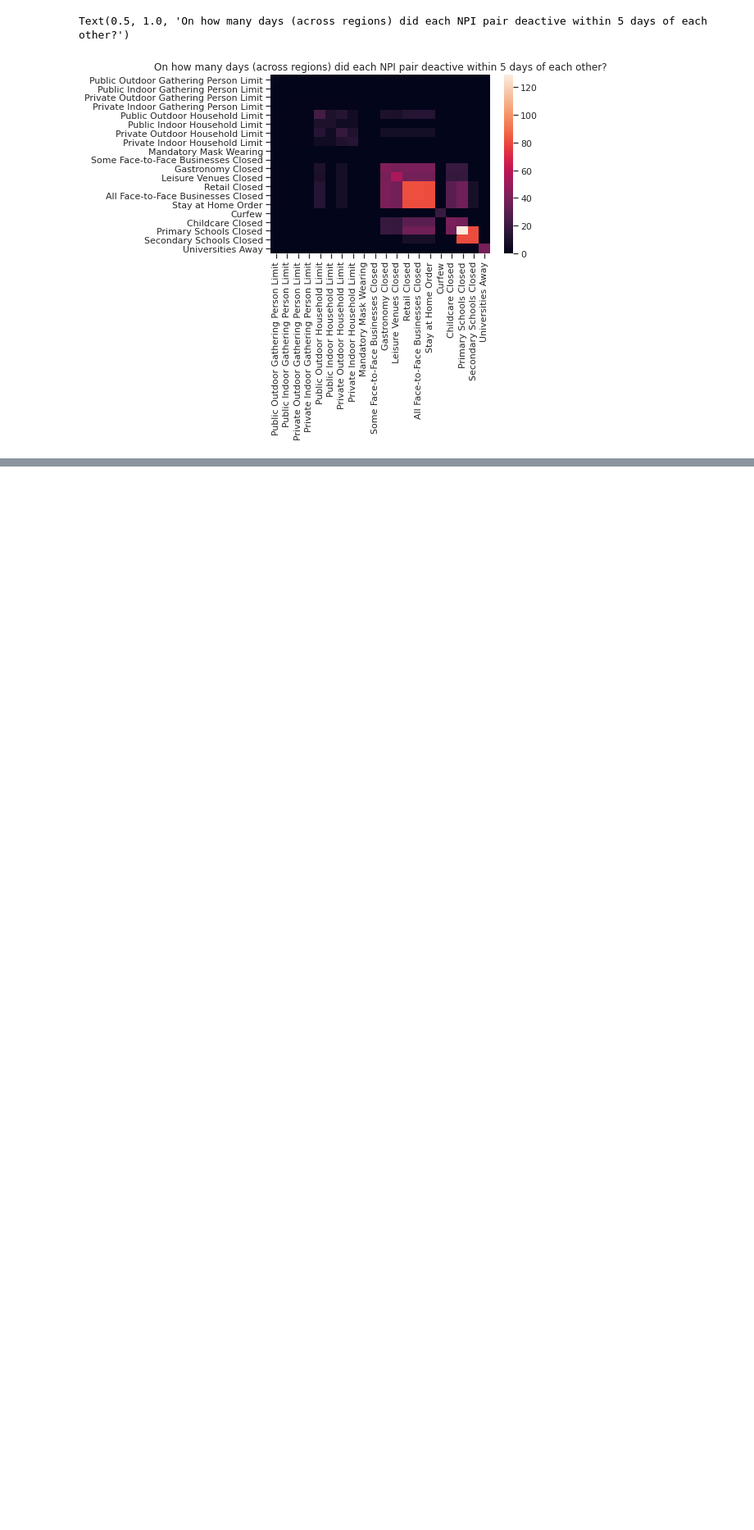
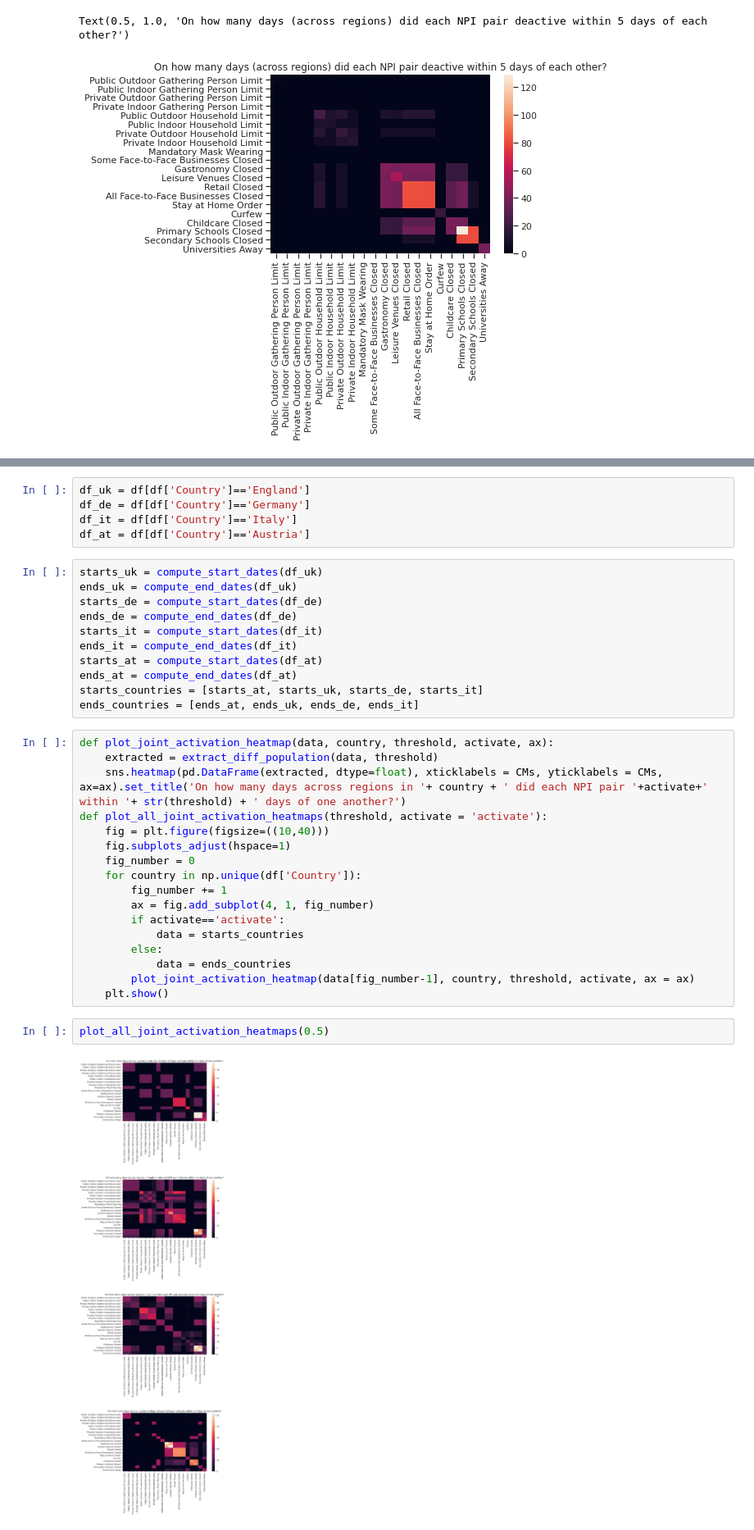
Before and after one commit to MrinankSharma/COVID19NPISecondWave, a Jupyter notebook: notebooks/exploratory_data_analysis.ipynb, the cells around one changed output, grey strips where cells are left out. Shown at 82% size. Saved outputs shown, nothing was run; the diff lists cells and outputs as text; blank space fills up the shorter version.

```diff
--- a/notebooks/exploratory_data_analysis.ipynb
+++ b/notebooks/exploratory_data_analysis.ipynb
@@ -291,0 +363,37 @@ Text(0.5, 1.0, 'On how many days (across regions) did each NPI pair deactive wit
+# %%
+df_uk = df[df['Country']=='England']
+df_de = df[df['Country']=='Germany']
+df_it = df[df['Country']=='Italy']
+df_at = df[df['Country']=='Austria']
+# %%
+starts_uk = compute_start_dates(df_uk)
+ends_uk = compute_end_dates(df_uk)
+starts_de = compute_start_dates(df_de)
+ends_de = compute_end_dates(df_de)
+starts_it = compute_start_dates(df_it)
+ends_it = compute_end_dates(df_it)
+starts_at = compute_start_dates(df_at)
+ends_at = compute_end_dates(df_at)
+starts_countries = [starts_at, starts_uk, starts_de, starts_it]
+ends_countries = [ends_at, ends_uk, ends_de, ends_it]
+# %%
+def plot_joint_activation_heatmap(data, country, threshold, activate, ax):
+    extracted = extract_diff_population(data, threshold)
+    sns.heatmap(pd.DataFrame(extracted, dtype=float), xticklabels = CMs, yticklabels = CMs, ax=ax).set_title('On how many days across regions in '+ country + ' did each NPI pair '+activate+' within '+ str(threshold) + ' days of one another?')
+def plot_all_joint_activation_heatmaps(threshold, activate = 'activate'):
+    fig = plt.figure(figsize=((10,40)))
+    fig.subplots_adjust(hspace=1)
+    fig_number = 0
+    for country in np.unique(df['Country']):
+        fig_number += 1
+        ax = fig.add_subplot(4, 1, fig_number)
+        if activate=='activate':
+            data = starts_countries
+        else:
+            data = ends_countries
+        plot_joint_activation_heatmap(data[fig_number-1], country, threshold, activate, ax = ax)
+    plt.show()
+# %%
+plot_all_joint_activation_heatmaps(0.5)
+# %% [output]
+[figure, added]
```
Also changed, not shown: parts of 16 cells of this notebook.
